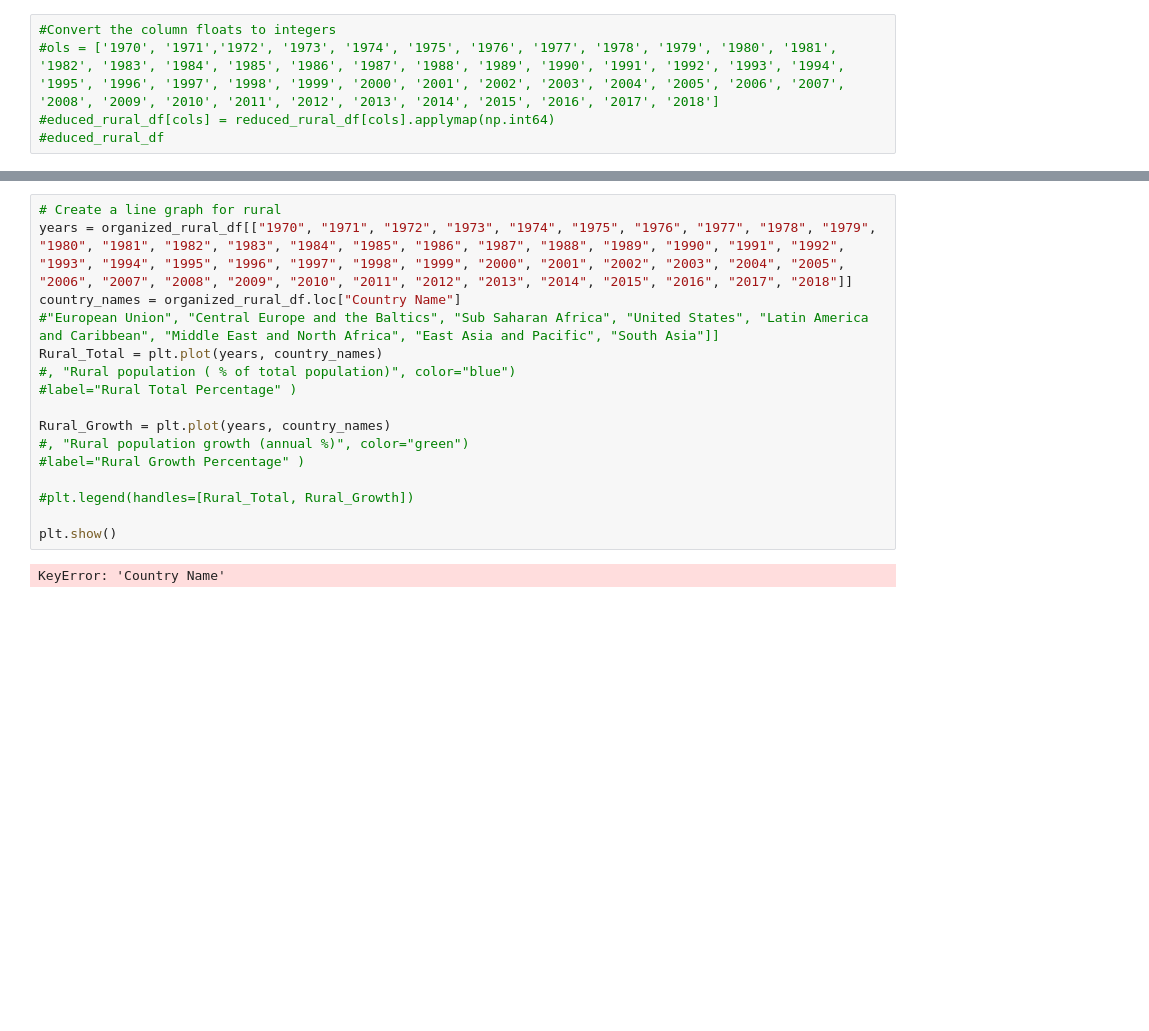
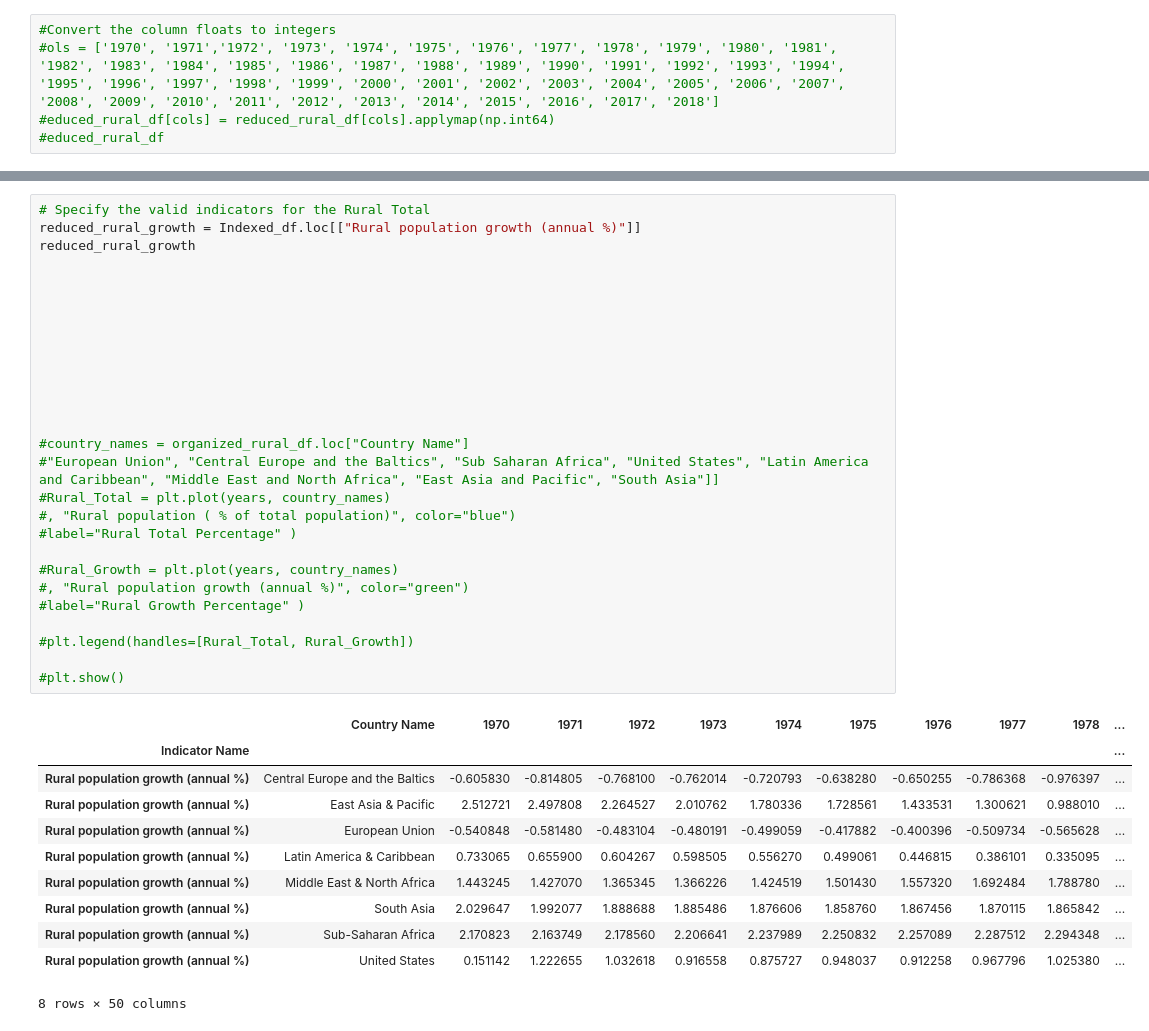
Before and after one commit to theriotn95/populations_project, a Jupyter notebook: Populations_Project_RAO_IAN.ipynb, the cells around one changed output, grey strips where cells are left out. Drawn from its saved outputs; the diff is of its cells as text; blank space fills up the shorter version.

```diff
--- a/Populations_Project_RAO_IAN.ipynb
+++ b/Populations_Project_RAO_IAN.ipynb
@@ -202,18 +232,39 @@ KeyError: "None of [Index(['Rural Population (% of total population)'], dtype='o
 # %%
-# Create a line graph for rural
-years = organized_rural_df[["1970", "1971", "1972", "1973", "1974", "1975", "1976", "1977", "1978", "1979", "1980", "1981", "1982", "1983", "1984", "1985", "1986", "1987", "1988", "1989", "1990", "1991", "1992", "1993", "1994", "1995", "1996", "1997", "1998", "1999", "2000", "2001", "2002", "2003", "2004", "2005", "2006", "2007", "2008", "2009", "2010", "2011", "2012", "2013", "2014", "2015", "2016", "2017", "2018"]]
-country_names = organized_rural_df.loc["Country Name"]
+# Specify the valid indicators for the Rural Total
+reduced_rural_growth = Indexed_df.loc[["Rural population growth (annual %)"]]
+reduced_rural_growth
+
+
+
+
+
+
+
+
+
+
+#country_names = organized_rural_df.loc["Country Name"]
 #"European Union", "Central Europe and the Baltics", "Sub Saharan Africa", "United States", "Latin America and Caribbean", "Middle East and North Africa", "East Asia and Pacific", "South Asia"]]
-Rural_Total = plt.plot(years, country_names)
+#Rural_Total = plt.plot(years, country_names)
 #, "Rural population ( % of total population)", color="blue")
 #label="Rural Total Percentage" )
 
-Rural_Growth = plt.plot(years, country_names)
+#Rural_Growth = plt.plot(years, country_names)
 #, "Rural population growth (annual %)", color="green")
 #label="Rural Growth Percentage" )
 
 #plt.legend(handles=[Rural_Total, Rural_Growth])
 
-plt.show()
+#plt.show()
 # %% [output]
+|  | Country Name | 1970 | 1971 | 1972 | 1973 | 1974 | 1975 | 1976 | 1977 | 1978 | ... |
+| Indicator Name |  |  |  |  |  |  |  |  |  |  | ... |
+| Rural population growth (annual %) | Central Europe and the Baltics | -0.605830 | -0.814805 | -0.768100 | -0.762014 | -0.720793 | -0.638280 | -0.650255 | -0.786368 | -0.976397 | ... |
+| Rural population growth (annual %) | East Asia & Pacific | 2.512721 | 2.497808 | 2.264527 | 2.010762 | 1.780336 | 1.728561 | 1.433531 | 1.300621 | 0.988010 | ... |
+| Rural population growth (annual %) | European Union | -0.540848 | -0.581480 | -0.483104 | -0.480191 | -0.499059 | -0.417882 | -0.400396 | -0.509734 | -0.565628 | ... |
+| Rural population growth (annual %) | Latin America & Caribbean | 0.733065 | 0.655900 | 0.604267 | 0.598505 | 0.556270 | 0.499061 | 0.446815 | 0.386101 | 0.335095 | ... |
+| Rural population growth (annual %) | Middle East & North Africa | 1.443245 | 1.427070 | 1.365345 | 1.366226 | 1.424519 | 1.501430 | 1.557320 | 1.692484 | 1.788780 | ... |
+| Rural population growth (annual %) | South Asia | 2.029647 | 1.992077 | 1.888688 | 1.885486 | 1.876606 | 1.858760 | 1.867456 | 1.870115 | 1.865842 | ... |
+| Rural population growth (annual %) | Sub-Saharan Africa | 2.170823 | 2.163749 | 2.178560 | 2.206641 | 2.237989 | 2.250832 | 2.257089 | 2.287512 | 2.294348 | ... |
+| Rural population growth (annual %) | United States | 0.151142 | 1.222655 | 1.032618 | 0.916558 | 0.875727 | 0.948037 | 0.912258 | 0.967796 | 1.025380 | ... |
-KeyError: 'Country Name'
+8 rows × 50 columns
```
Also changed, not shown: parts of 15 cells of this notebook.
